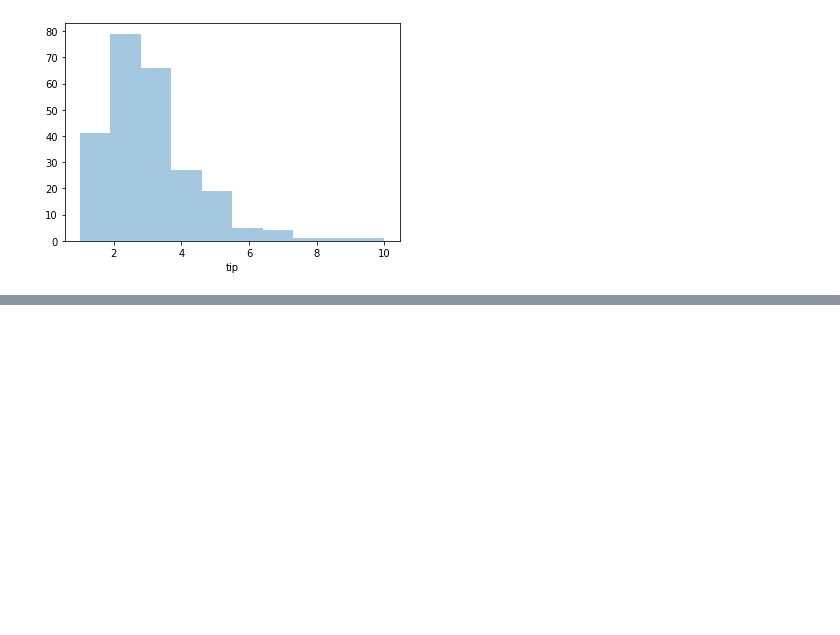
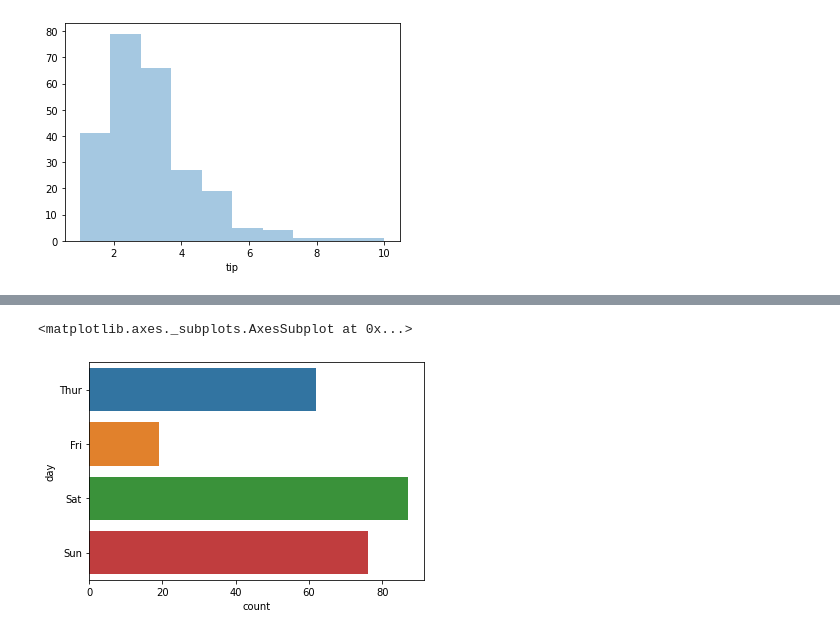
Before and after one commit to Priyansh4615/Projects-of-DA-and-ML, a Jupyter notebook: Seaborn.ipynb, the cells around one changed output, grey strips where cells are left out. Saved outputs shown, nothing was run; the diff lists cells and outputs as text; code cells hidden in the pictures; blank space fills up the shorter version.

```diff
--- a/Seaborn.ipynb
+++ b/Seaborn.ipynb
@@ -95,0 +119,5 @@ sns.distplot(df['tip'], kde= False, bins=10)
+# %%
+sns.countplot(y='day', data =df)
+# %% [output]
+<matplotlib.axes._subplots.AxesSubplot at 0x...>
+[figure, added]
```
Also changed, not shown: parts of 12 cells of this notebook.
